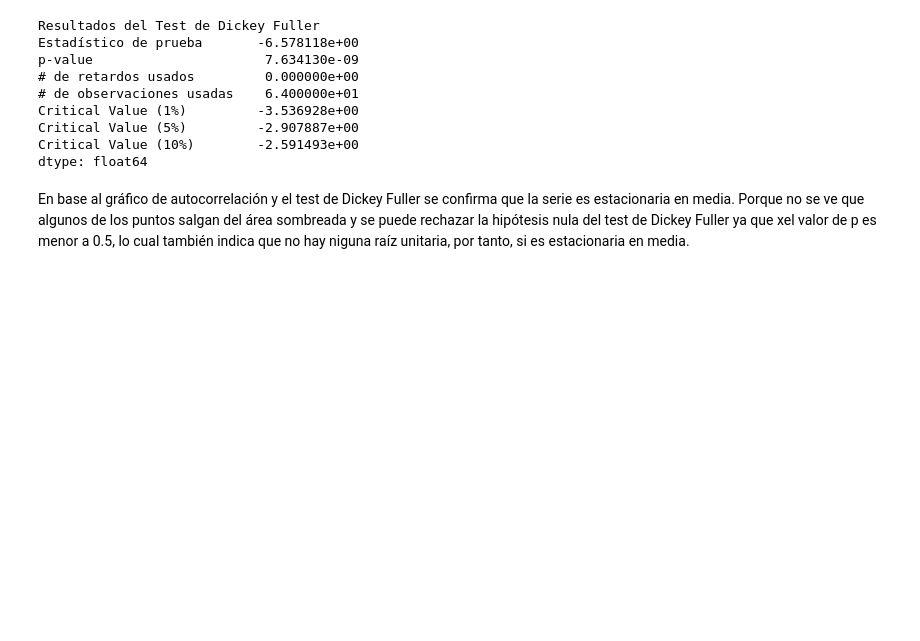
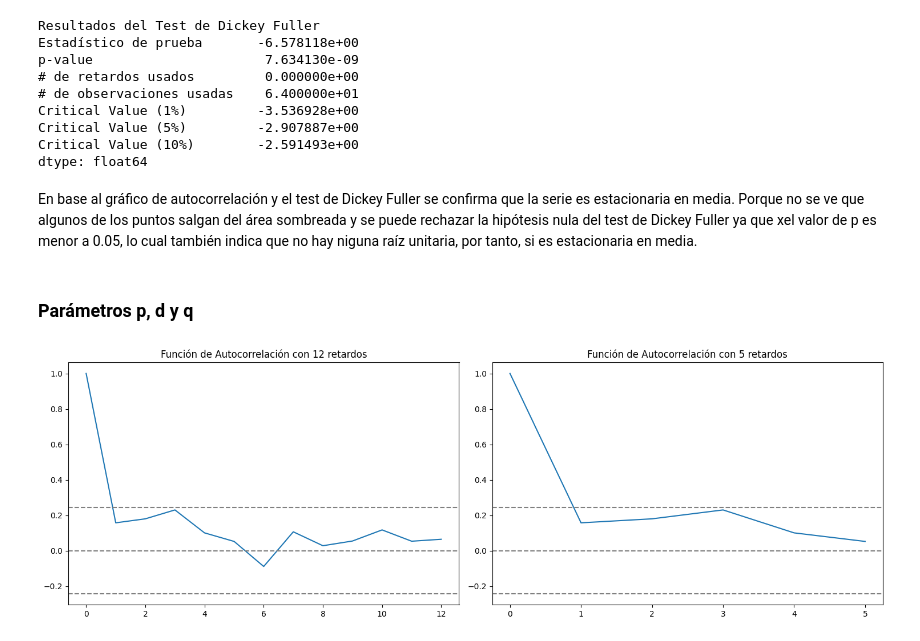
Before and after one commit to MGonza20/Lab2_DataScience, a Jupyter notebook: importaciones.ipynb, the cells around one changed output. Cells and saved outputs as stored; diff of their text form; code cells hidden in the pictures; blank space fills up the shorter version.

Commit message:
intentando acf - diesel bajo azufre

```diff
--- a/importaciones.ipynb
+++ b/importaciones.ipynb
@@ -196,4 +198,29 @@ Critical Value (5%)         -2.907887e+00
 Critical Value (10%)        -2.591493e+00
 dtype: float64
 # %% [markdown]
-En base al gráfico de autocorrelación y el test de Dickey Fuller se confirma que la serie es estacionaria en media. Porque no se ve que algunos de los puntos salgan del área sombreada y se puede rechazar la hipótesis nula del test de Dickey Fuller ya que xel valor de p es menor a 0.5, lo cual también indica que no hay niguna raíz unitaria, por tanto, si es estacionaria en media.
+En base al gráfico de autocorrelación y el test de Dickey Fuller se confirma que la serie es estacionaria en media. Porque no se ve que algunos de los puntos salgan del área sombreada y se puede rechazar la hipótesis nula del test de Dickey Fuller ya que xel valor de p es menor a 0.05, lo cual también indica que no hay niguna raíz unitaria, por tanto, si es estacionaria en media.
+# %% [markdown]
+### Parámetros p, d y q
+# %%
+plt.rcParams['figure.figsize'] = [15, 5]
+plt.rcParams['figure.dpi'] = 100
+
+plt.subplot(121)
+plt.plot(acf(data_dba['diesel_bajo_azufre'].dropna(), nlags=12, fft=False))
+plt.axhline(y=0, linestyle='--', color='gray')
+plt.axhline(y=-1.96/np.sqrt(len(data_dba['diesel_bajo_azufre'].dropna())), linestyle='--', color='gray')
+plt.axhline(y=1.96/np.sqrt(len(data_dba['diesel_bajo_azufre'].dropna())), linestyle='--', color='gray')
+plt.title('Función de Autocorrelación con 12 retardos')
+
+# Plot ACF con 5 retardos
+plt.subplot(122)
+plt.plot(acf(data_dba['diesel_bajo_azufre'].dropna(), nlags=5, fft=False))
+plt.axhline(y=0, linestyle='--', color='gray')
+plt.axhline(y=-1.96/np.sqrt(len(data_dba['diesel_bajo_azufre'].dropna())), linestyle='--', color='gray')
+plt.axhline(y=1.96/np.sqrt(len(data_dba['diesel_bajo_azufre'].dropna())), linestyle='--', color='gray')
+plt.title('Función de Autocorrelación con 5 retardos')
+
+plt.tight_layout()
+plt.show()
+# %% [output]
+[figure, added]
```
Also changed, not shown: parts of 1 cell of this notebook.
